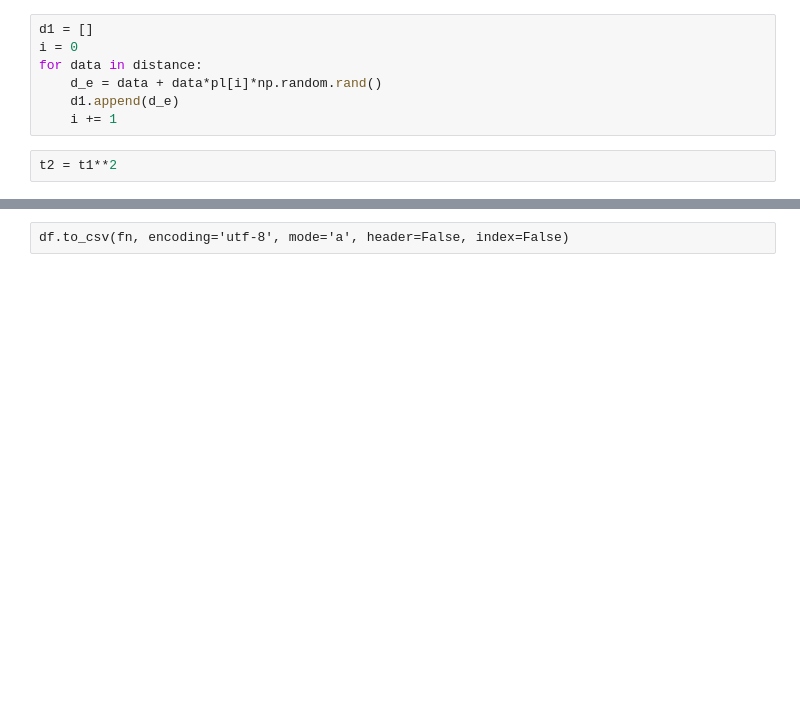
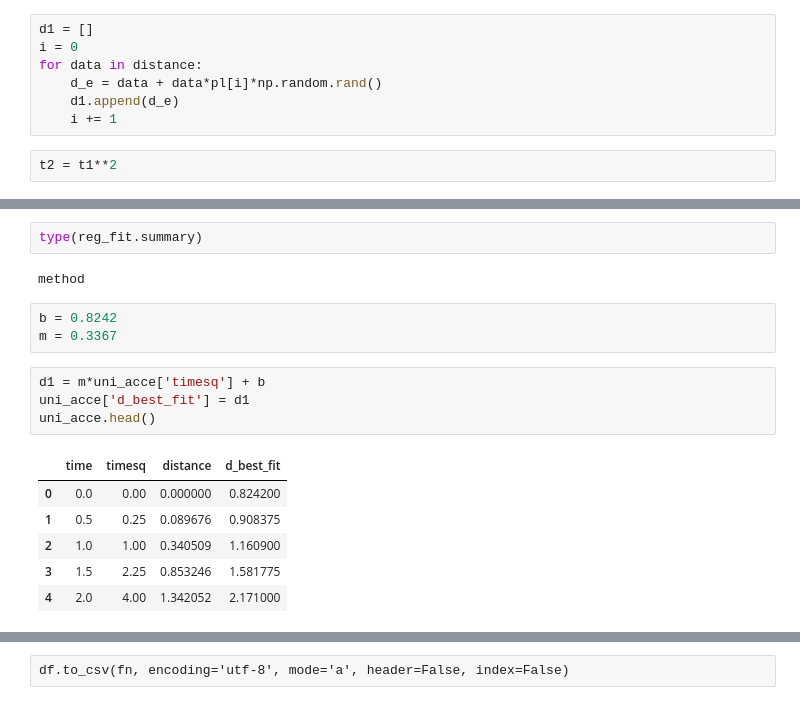
Before and after one commit to mu321/crn, a Jupyter notebook: uniform_acceleration.ipynb, the cells around one changed output, grey strips where cells are left out. Cells and saved outputs as stored; diff of their text form; blank space fills up the shorter version.

```diff
--- a/uniform_acceleration.ipynb
+++ b/uniform_acceleration.ipynb
@@ -60,0 +91,18 @@ ax = sns.regplot(x="time", y="distance", data=uni_acce, order=1)
+# %%
+type(reg_fit.summary)
+# %% [output]
+method
+# %%
+b = 0.8242
+m = 0.3367
+# %%
+d1 = m*uni_acce['timesq'] + b
+uni_acce['d_best_fit'] = d1
+uni_acce.head()
+# %% [output]
+|  | time | timesq | distance | d_best_fit |
+| 0 | 0.0 | 0.00 | 0.000000 | 0.824200 |
+| 1 | 0.5 | 0.25 | 0.089676 | 0.908375 |
+| 2 | 1.0 | 1.00 | 0.340509 | 1.160900 |
+| 3 | 1.5 | 2.25 | 0.853246 | 1.581775 |
+| 4 | 2.0 | 4.00 | 1.342052 | 2.171000 |
```
Also changed, not shown: parts of 14 cells of this notebook.
